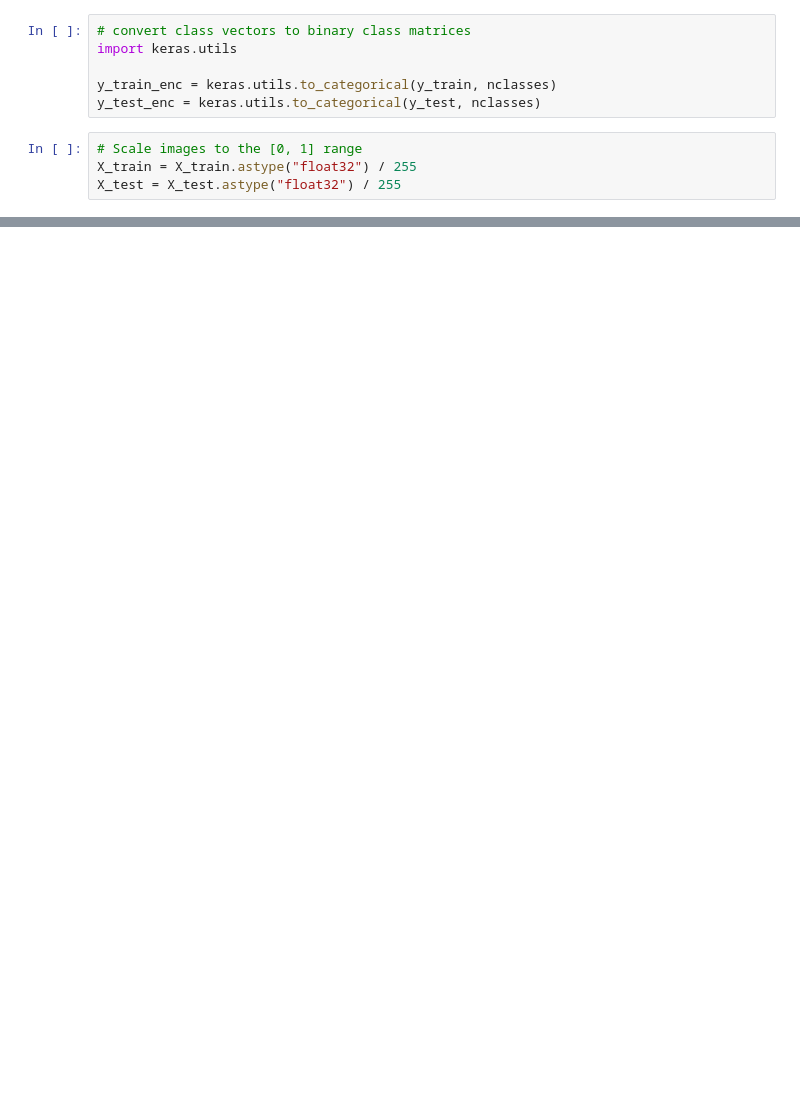
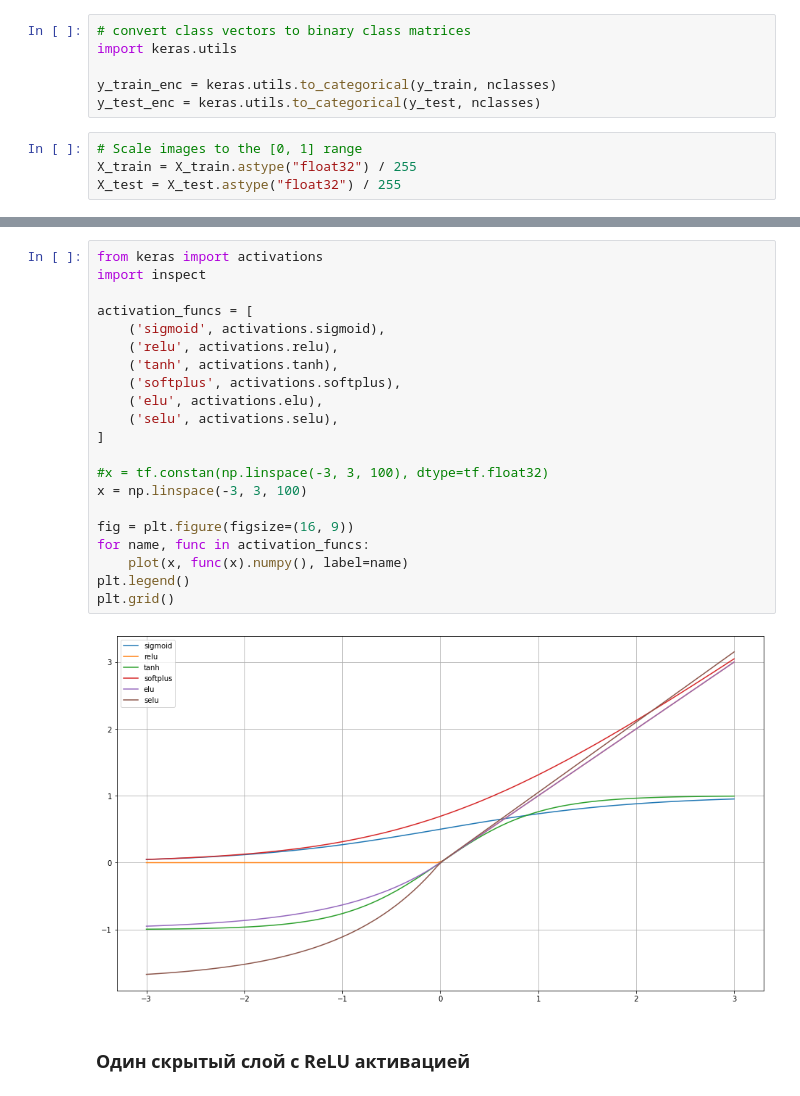
Before and after one commit to sdukshis/ml-intro, a Jupyter notebook: notebooks/Artificial Neural Networks.ipynb, the cells around one changed output, grey strips where cells are left out. Saved outputs shown, nothing was run; the diff lists cells and outputs as text; blank space fills up the shorter version.

```diff
--- a/notebooks/Artificial Neural Networks.ipynb
+++ b/notebooks/Artificial Neural Networks.ipynb
@@ -156,0 +323,25 @@ history[['acc', 'val_acc']].plot()
+# %%
+from keras import activations
+import inspect
+
+activation_funcs = [
+    ('sigmoid', activations.sigmoid),
+    ('relu', activations.relu),
+    ('tanh', activations.tanh),
+    ('softplus', activations.softplus),
+    ('elu', activations.elu),
+    ('selu', activations.selu),
+]
+
+#x = tf.constan(np.linspace(-3, 3, 100), dtype=tf.float32)
+x = np.linspace(-3, 3, 100)
+
+fig = plt.figure(figsize=(16, 9))
+for name, func in activation_funcs:
+    plot(x, func(x).numpy(), label=name)
+plt.legend()
+plt.grid()
+# %% [output]
+[figure, added]
+# %% [markdown]
+### Один скрытый слой с ReLU активацией
```
Also changed, not shown: parts of 27 cells of this notebook.
